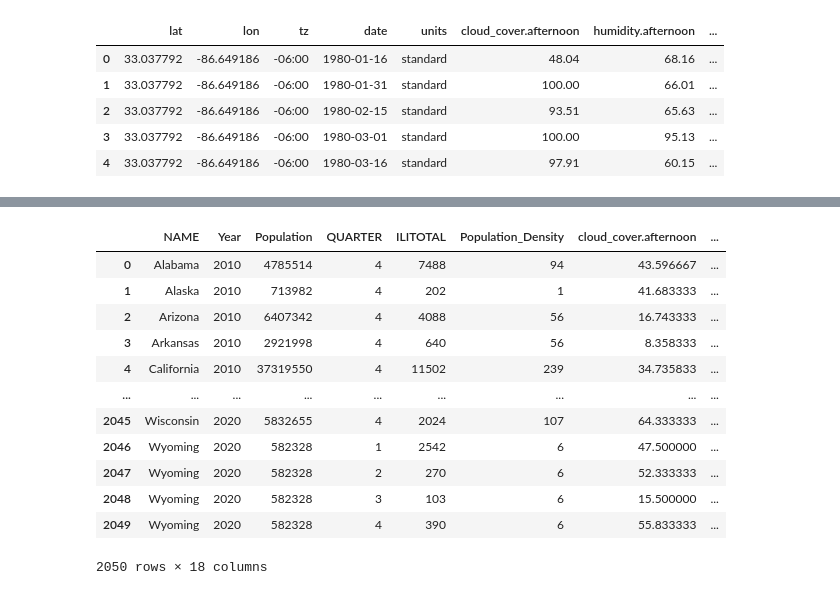
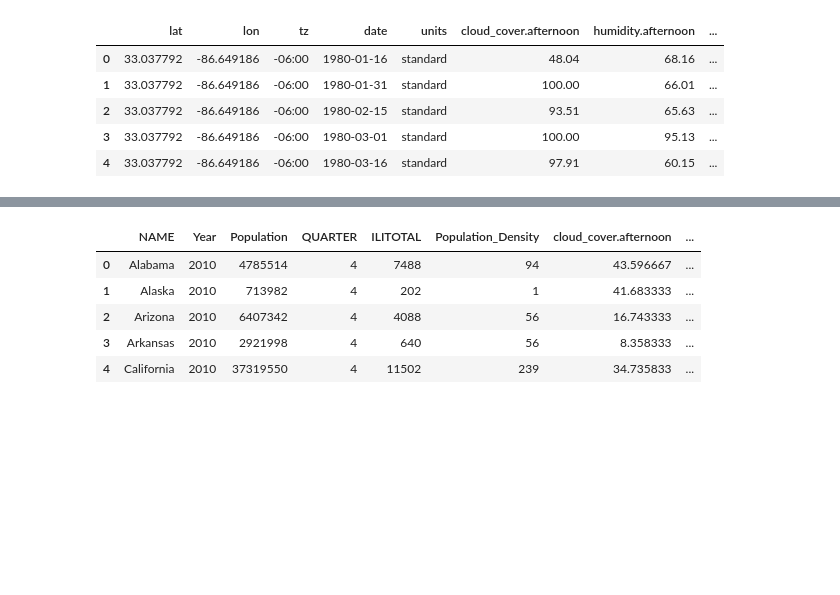
Before and after one commit to JimCarson1/Project_2, a Jupyter notebook: exploring_flu.ipynb, the cells around one changed output, grey strips where cells are left out. Saved outputs shown, nothing was run; the diff lists cells and outputs as text; code cells hidden in the pictures; blank space fills up the shorter version.

```diff
--- a/exploring_flu.ipynb
+++ b/exploring_flu.ipynb
@@ -1,9 +1,9 @@
 # %%
 import pandas as pd
 # %%
-df = pd.read_csv("FluViewPhase2Data/ILINet.csv")
+df = pd.read_csv("flu_data/ILINet.csv")
 df.reset_index(inplace=True)
-df
+df.head(6)
 # %% [output]
 |  | level_0 | level_1 | level_2 | level_3 | level_4 | level_5 | level_6 | level_7 | level_8 | level_9 | level_10 | ... |
 | 0 | REGION TYPE | REGION | YEAR | WEEK | % WEIGHTED ILI | %UNWEIGHTED ILI | AGE 0-4 | AGE 25-49 | AGE 25-64 | AGE 5-24 | AGE 50-64 | ... |
@@ -423,23 +328,16 @@ merged_df
 # %%
 full_df = pd.merge(merged_df, weather_df,
                      left_on=['NAME', 'Year', 'QUARTER'],
                      right_on=['state', 'Year', 'QUARTER'],
                      how='left')
 
-full_df
+full_df.head()
 # %% [output]
 |  | NAME | Year | Population | QUARTER | ILITOTAL | Population_Density | cloud_cover.afternoon | ... |
 | 0 | Alabama | 2010 | 4785514 | 4 | 7488 | 94 | 43.596667 | ... |
 | 1 | Alaska | 2010 | 713982 | 4 | 202 | 1 | 41.683333 | ... |
 | 2 | Arizona | 2010 | 6407342 | 4 | 4088 | 56 | 16.743333 | ... |
 | 3 | Arkansas | 2010 | 2921998 | 4 | 640 | 56 | 8.358333 | ... |
 | 4 | California | 2010 | 37319550 | 4 | 11502 | 239 | 34.735833 | ... |
-| ... | ... | ... | ... | ... | ... | ... | ... | ... |
-| 2045 | Wisconsin | 2020 | 5832655 | 4 | 2024 | 107 | 64.333333 | ... |
-| 2046 | Wyoming | 2020 | 582328 | 1 | 2542 | 6 | 47.500000 | ... |
-| 2047 | Wyoming | 2020 | 582328 | 2 | 270 | 6 | 52.333333 | ... |
-| 2048 | Wyoming | 2020 | 582328 | 3 | 103 | 6 | 15.500000 | ... |
-| 2049 | Wyoming | 2020 | 582328 | 4 | 390 | 6 | 55.833333 | ... |
-2050 rows × 18 columns
 # %%
 full_df.to_csv("data/flu_weather_df.csv", index=False)
```
Also changed, not shown: parts of 11 cells of this notebook.
